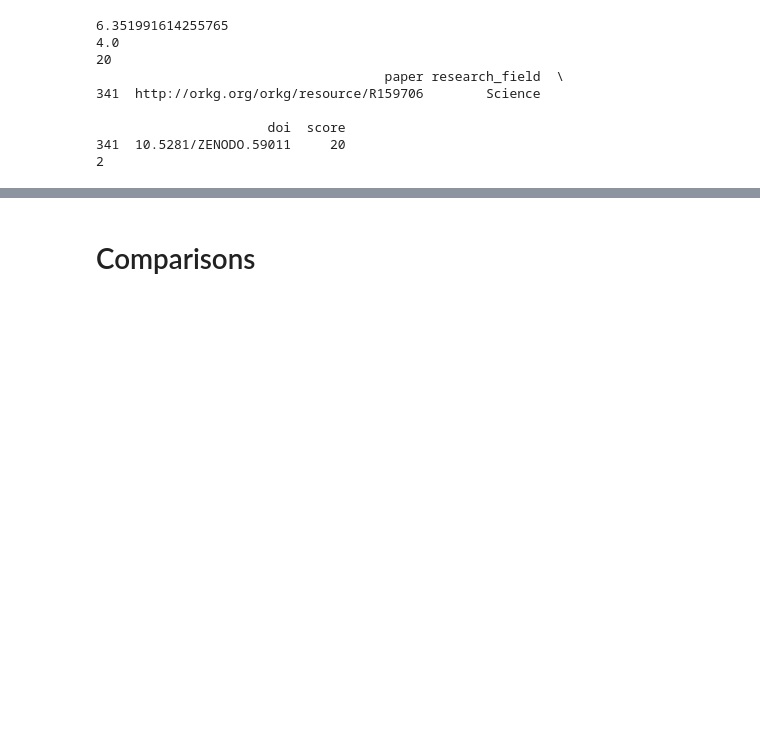
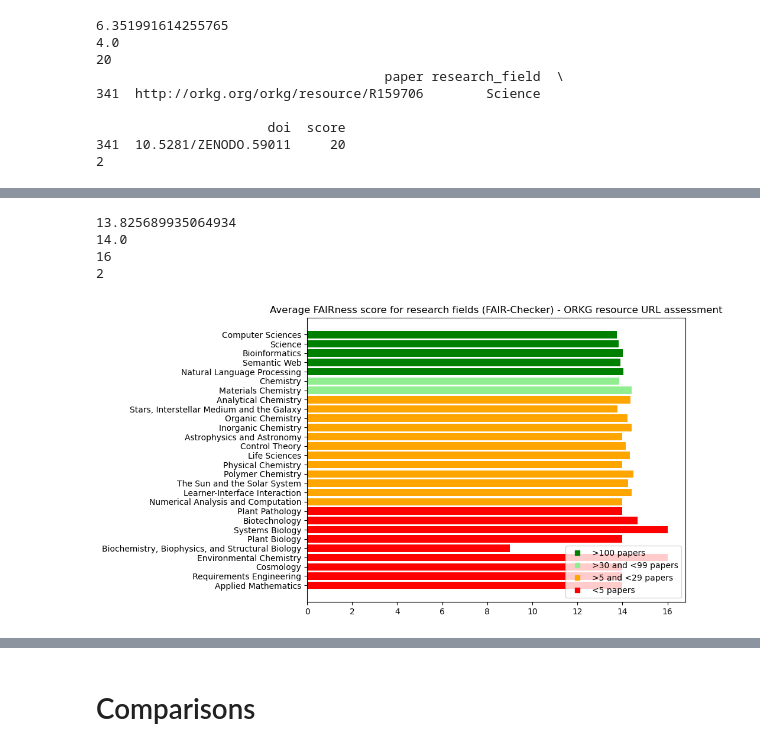
Before and after one commit to mwurzbacher/FAIRness-assessment-tools-evaluation-using-ORKG, a Jupyter notebook: FAIR_Checker_evaluation.ipynb, the cells around one changed output, grey strips where cells are left out. Cells and saved outputs as stored; diff of their text form; code cells hidden in the pictures; blank space fills up the shorter version.

```diff
--- a/FAIR_Checker_evaluation.ipynb
+++ b/FAIR_Checker_evaluation.ipynb
@@ -217,0 +266,16 @@ plt.show()
+# %%
+assessment_orkgurl_df = pd.DataFrame()
+
+papers = list(chain.from_iterable([[x]*11 for x in orkg_url_df['paper']]))
+assessment_orkgurl_df['paper'] = papers
+
+research_fields = list(chain.from_iterable([[x]*11 for x in orkg_url_df['research_field_label']]))
+assessment_orkgurl_df['research_field'] = research_fields
+
+metrics = list(chain.from_iterable([get_metrics_from_result(assessment_result=x) for x in orkg_url_df['FAIR_assessment']]))
+assessment_orkgurl_df['metric'] = metrics
+
+scores = list(chain.from_iterable([get_scores_from_result(assessment_result=x) for x in orkg_url_df['FAIR_assessment']]))
+assessment_orkgurl_df['score'] = scores
+
+assessment_orkgurl_df
@@ -217,0 +296,4 @@ plt.show()
+# %%
+aggregate_funcs = {'research_field': 'first', 'score': 'sum'}
+total_score_orkgurl_df = assessment_orkgurl_df.groupby('paper', as_index=False).agg(aggregate_funcs)
+total_score_orkgurl_df
@@ -217,0 +314,35 @@ plt.show()
+# %%
+print(total_score_orkgurl_df["score"].mean())
+print(total_score_orkgurl_df["score"].median())
+# possible max = 16
+print(total_score_orkgurl_df["score"].max())
+# possible min = 2
+print(total_score_orkgurl_df["score"].min())
+# %% [output]
+13.825689935064934
+14.0
+16
+2
+# %%
+eval2_df = total_score_orkgurl_df.groupby("research_field").agg({"score": "sum"})
+eval2_df["counts"] = total_score_orkgurl_df["research_field"].value_counts()
+eval2_df = eval2_df.sort_values("counts")
+eval2_df["avg_score"] = eval2_df["score"] / eval2_df["counts"]
+eval2_df = eval2_df.drop(labels=["score"], axis=1)
+eval2_df = eval2_df.reset_index()
+
+plot = plt.figure()
+ax = plot.add_axes([0,0,1,1])
+fields = eval2_df['research_field']
+avg_scores = eval2_df['avg_score']
+counts_color = [{p<5: 'red', 5<=p<30: 'orange', 30<=p<=100: 'lightgreen', p>100: 'green'}[True] for p in eval2_df["counts"]]
+ax.barh(fields, avg_scores, color=counts_color)
+leg_red = mlines.Line2D([], [], color="red", marker="s", ls='', label="<5 papers")
+leg_orange = mlines.Line2D([], [], color="orange", marker="s", ls='', label=">5 and <29 papers")
+leg_lightgreen = mlines.Line2D([], [], color="lightgreen", marker="s", ls='', label=">30 and <99 papers")
+leg_green = mlines.Line2D([], [], color="green", marker="s", ls='', label=">100 papers")
+plt.legend(handles=[leg_green, leg_lightgreen, leg_orange, leg_red])
+plt.title("Average FAIRness score for research fields (FAIR-Checker) - ORKG resource URL assessment")
+plt.show()
+# %% [output]
+[figure, added]
```
Also changed, not shown: parts of 29 cells of this notebook.
